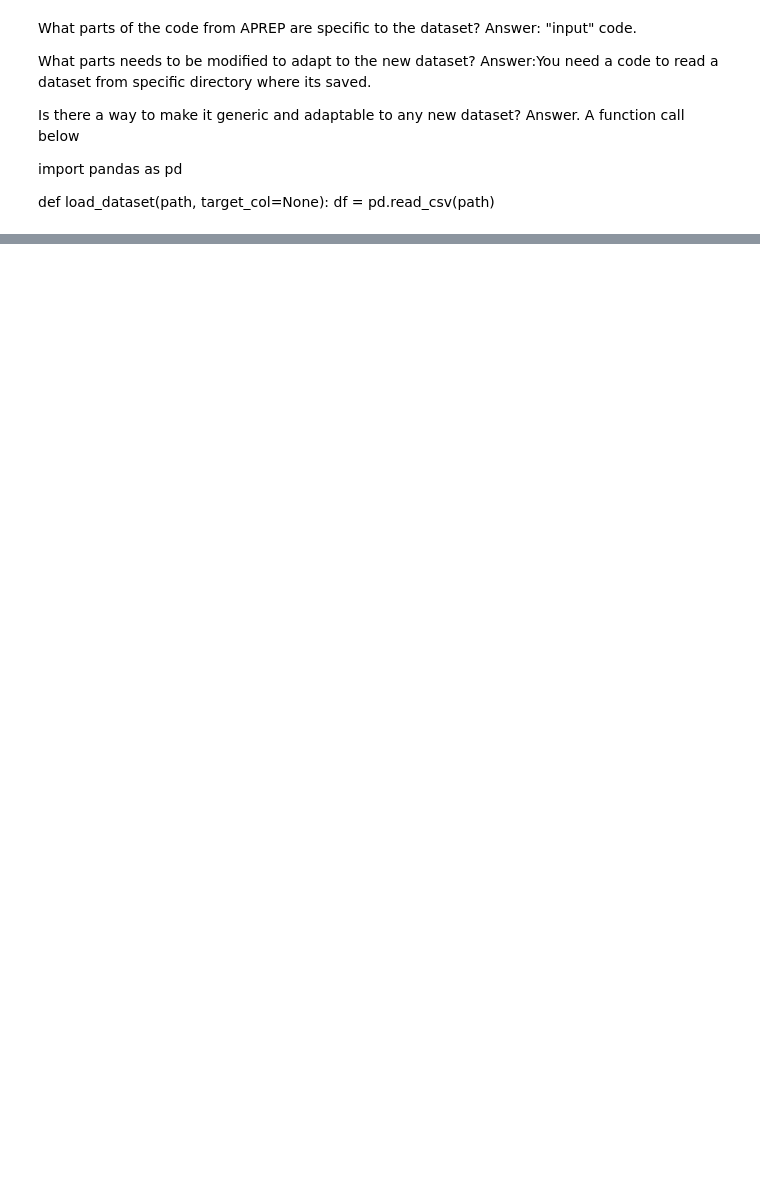
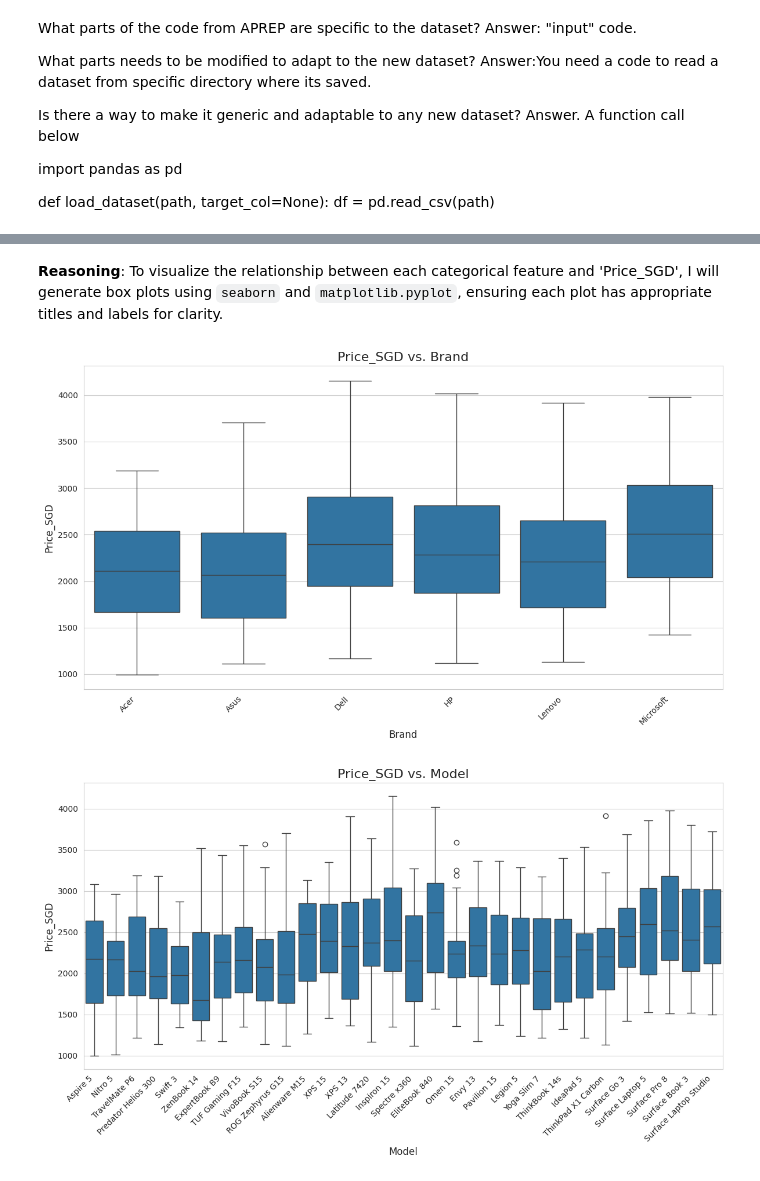
Before and after one commit to Jhonald73/TPproj_github, a Jupyter notebook: W2S2_Activities.ipynb, the cells around one changed output, grey strips where cells are left out. Saved outputs shown, nothing was run; the diff lists cells and outputs as text; code cells hidden in the pictures; blank space fills up the shorter version.

```diff
--- a/W2S2_Activities.ipynb
+++ b/W2S2_Activities.ipynb
@@ -170,0 +127,24 @@ def load_dataset(path, target_col=None):
+# %% [markdown]
+**Reasoning**:
+To visualize the relationship between each categorical feature and 'Price_SGD', I will generate box plots using `seaborn` and `matplotlib.pyplot`, ensuring each plot has appropriate titles and labels for clarity.
+# %%
+import matplotlib.pyplot as plt
+import seaborn as sns
+
+# Set the aesthetic style of the plots
+sns.set_style("whitegrid")
+
+# Generate box plots for each categorical feature against 'Price_SGD'
+for feature in categorical_features:
+    plt.figure(figsize=(12, 7))
+    sns.boxplot(data=df, x=feature, y='Price_SGD')
+    plt.title(f'Price_SGD vs. {feature}', fontsize=16)
+    plt.xlabel(feature, fontsize=12)
+    plt.ylabel('Price_SGD', fontsize=12)
+    plt.xticks(rotation=45, ha='right') # Rotate x-axis labels for better readability
+    plt.grid(True, axis='y')
+    plt.tight_layout()
+    plt.show()
+# %% [output]
+[figure, added]
+[figure, added]
```
Also changed, not shown: parts of 12 cells of this notebook.
